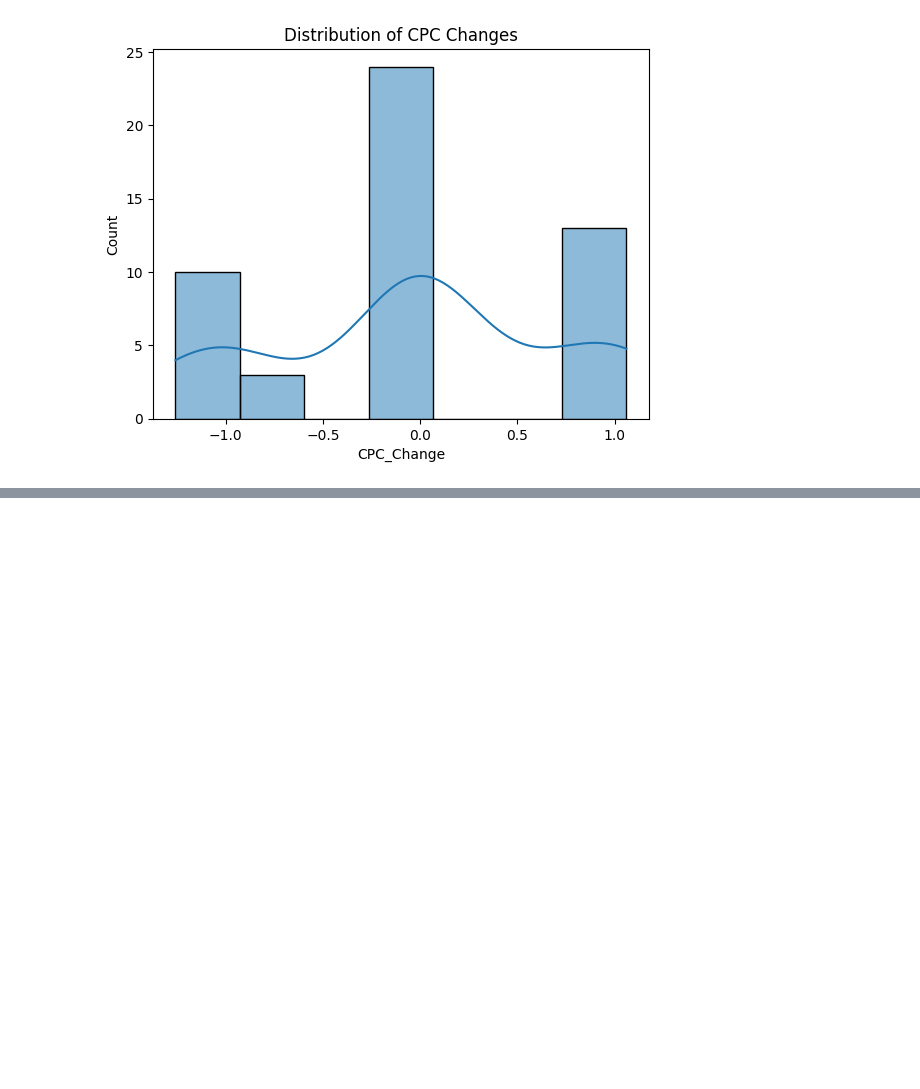
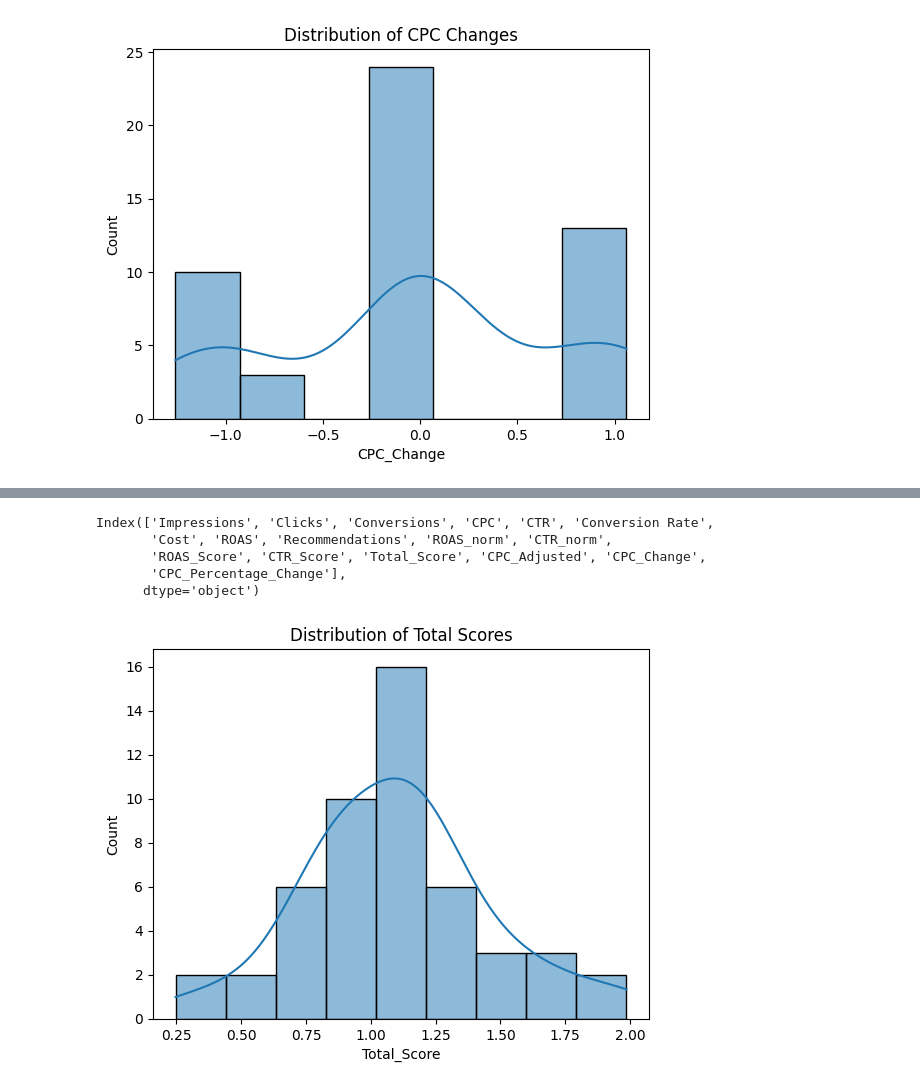
Before and after one commit to MathewLipman/Work-Samples, a Jupyter notebook: Search_Advertising_Chart_Examples.ipynb, the cells around one changed output, grey strips where cells are left out. Saved outputs shown, nothing was run; the diff lists cells and outputs as text; code cells hidden in the pictures; blank space fills up the shorter version.

```diff
--- a/Search_Advertising_Chart_Examples.ipynb
+++ b/Search_Advertising_Chart_Examples.ipynb
@@ -628 +638,16 @@ plt.show()
+# %%
+print(df.columns)
+# %% [output]
+Index(['Impressions', 'Clicks', 'Conversions', 'CPC', 'CTR', 'Conversion Rate',
+       'Cost', 'ROAS', 'Recommendations', 'ROAS_norm', 'CTR_norm',
+       'ROAS_Score', 'CTR_Score', 'Total_Score', 'CPC_Adjusted', 'CPC_Change',
+       'CPC_Percentage_Change'],
+      dtype='object')
+# %%
+# Plot distribution of Total Scores
+sns.histplot(data=df, x="Total_Score", kde=True)
+plt.title("Distribution of Total Scores")
+plt.show()
+# %% [output]
+[figure, added]
 # %%
```
Also changed, not shown: parts of 10 cells of this notebook.
